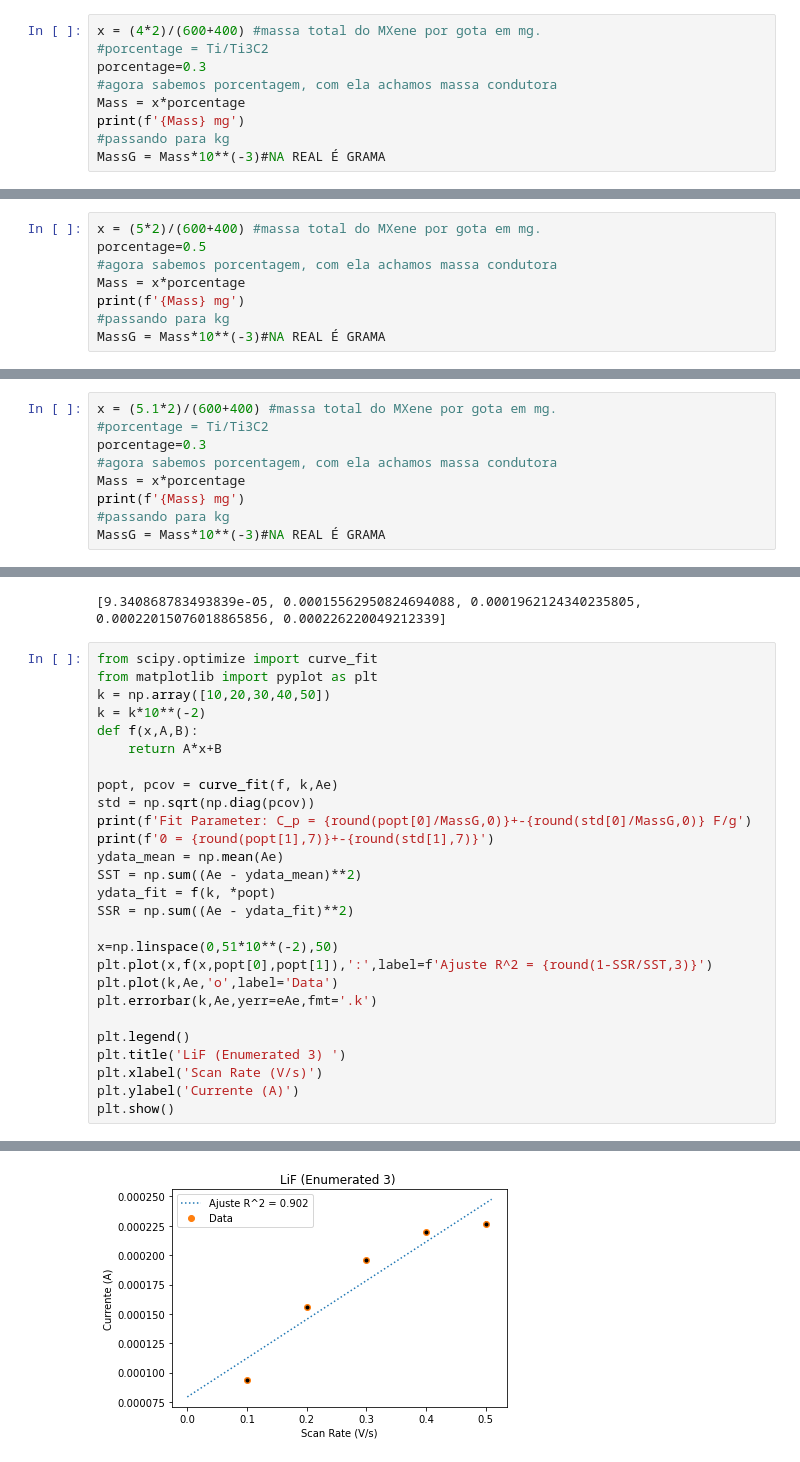
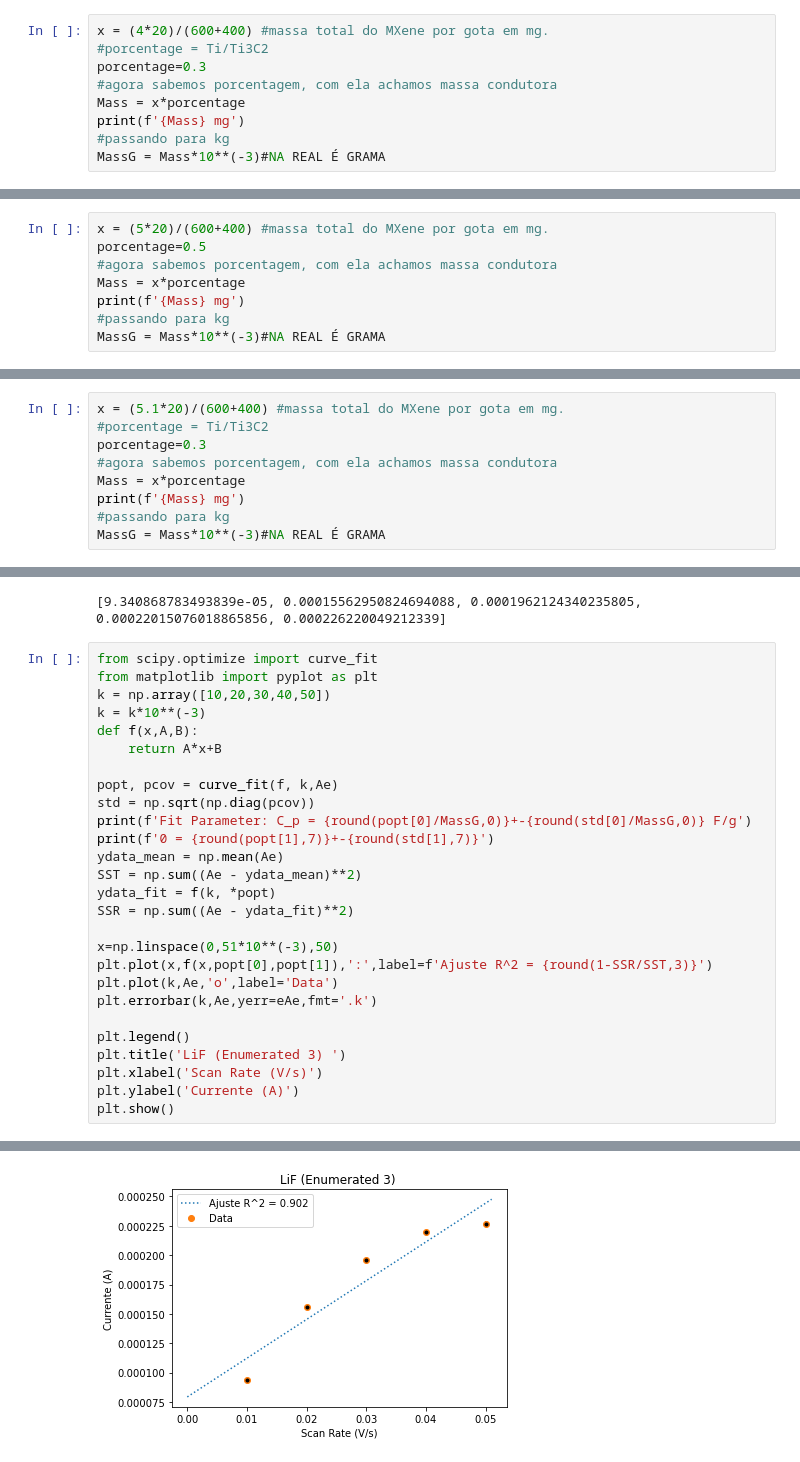
Before and after one commit to PassosSouza/VoltametriaCiclica, a Jupyter notebook: Analise de Voltametria - Usando medias.ipynb, the cells around one changed output, grey strips where cells are left out. Cells and saved outputs as stored; diff of their text form.

```diff
--- a/Analise de Voltametria - Usando medias.ipynb
+++ b/Analise de Voltametria - Usando medias.ipynb
@@ -5,7 +5,7 @@ Para calcular isso usarei como referência de PtGNB na qual usarei regra de 3 pa
 
 Aqui utilizamos $600 \mu L$ de Alcool isopropilíco, $400 \mu L$ de água destilada, $5 mg$ do Mxene e teremos $2 mL$ da solução colocada no eletrodo.
 # %%
-x = (4*2)/(600+400) #massa total do MXene por gota em mg.
+x = (4*20)/(600+400) #massa total do MXene por gota em mg.
 #porcentage = Ti/Ti3C2
 porcentage=0.3
 #agora sabemos porcentagem, com ela achamos massa condutora
@@ -193,7 +193,7 @@ Fit Parameter: C_p = 151.0+-2.0 F/g
 
 Mesmo procedimento foi feito para esse outro método de Síntese
 # %%
-x = (5*2)/(600+400) #massa total do MXene por gota em mg.
+x = (5*20)/(600+400) #massa total do MXene por gota em mg.
 porcentage=0.5
 #agora sabemos porcentagem, com ela achamos massa condutora
 Mass = x*porcentage
@@ -342,7 +342,7 @@ Fit Parameter: C_p = 62.0+-3.0 uF/g
 # %% [markdown]
 # MXene LiF (Enumerated 3)
 # %%
-x = (5.1*2)/(600+400) #massa total do MXene por gota em mg.
+x = (5.1*20)/(600+400) #massa total do MXene por gota em mg.
 #porcentage = Ti/Ti3C2
 porcentage=0.3
 #agora sabemos porcentagem, com ela achamos massa condutora
@@ -465,31 +465,31 @@ print(Ae)
 # %%
 from scipy.optimize import curve_fit
 from matplotlib import pyplot as plt
 k = np.array([10,20,30,40,50])
-k = k*10**(-2)
+k = k*10**(-3)
 def f(x,A,B):
     return A*x+B
 
 popt, pcov = curve_fit(f, k,Ae)
 std = np.sqrt(np.diag(pcov))
 print(f'Fit Parameter: C_p = {round(popt[0]/MassG,0)}+-{round(std[0]/MassG,0)} F/g')
 print(f'0 = {round(popt[1],7)}+-{round(std[1],7)}')
 ydata_mean = np.mean(Ae)
 SST = np.sum((Ae - ydata_mean)**2)
 ydata_fit = f(k, *popt)
 SSR = np.sum((Ae - ydata_fit)**2)
 
-x=np.linspace(0,51*10**(-2),50)
+x=np.linspace(0,51*10**(-3),50)
 plt.plot(x,f(x,popt[0],popt[1]),':',label=f'Ajuste R^2 = {round(1-SSR/SST,3)}')
 plt.plot(k,Ae,'o',label='Data')
 plt.errorbar(k,Ae,yerr=eAe,fmt='.k')
 
 plt.legend()
 plt.title('LiF (Enumerated 3) ')
 plt.xlabel('Scan Rate (V/s)')
 plt.ylabel('Currente (A)')
 plt.show()
 # %% [output]
 Fit Parameter: C_p = 108.0+-21.0 F/g
 0 = 7.93e-05+-2.09e-05
-[figure, old version]
+[figure, new version]
```
Also changed, not shown: parts of 5 cells of this notebook.
